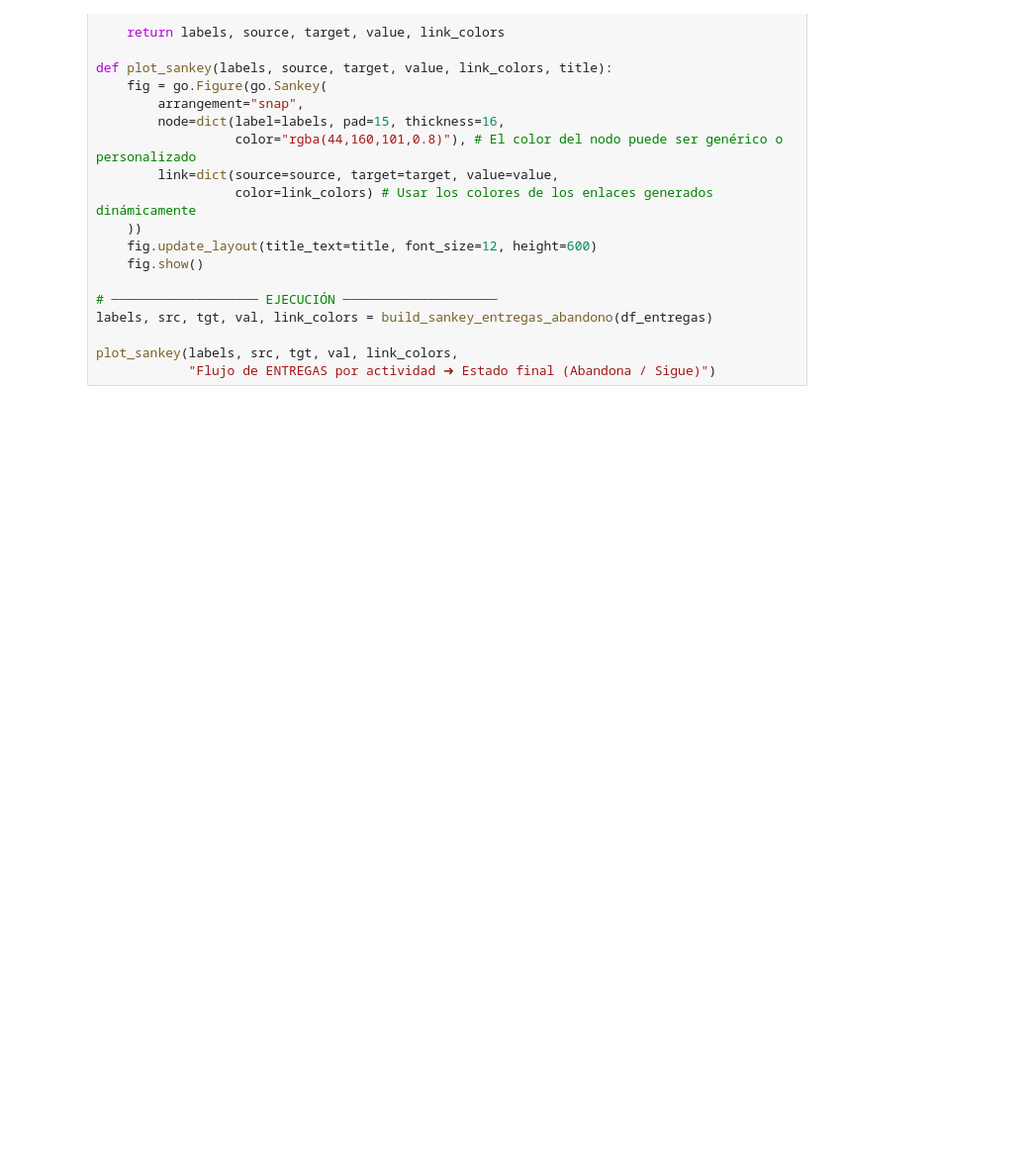
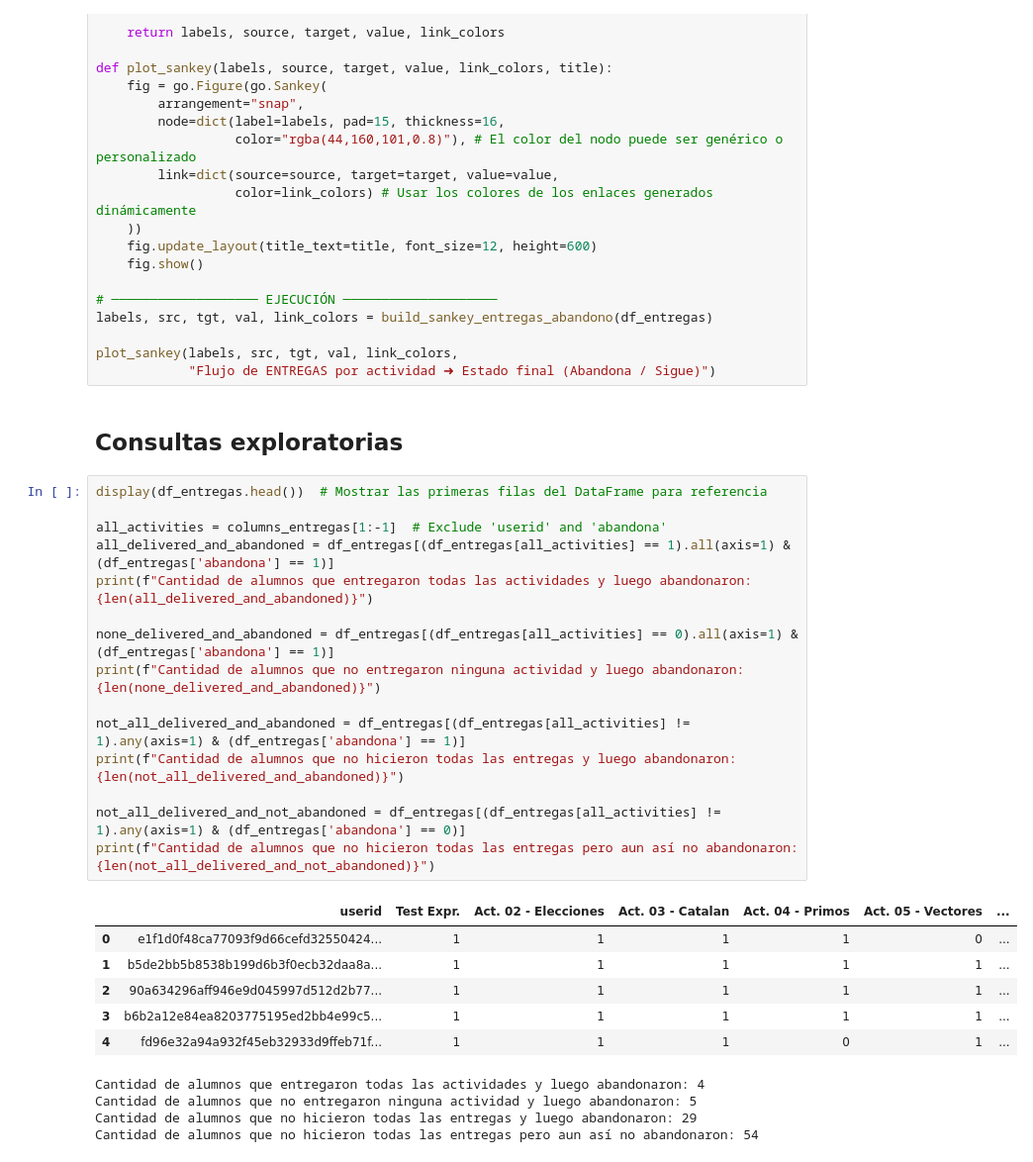
Before and after one commit to Cmanzano03/TFG_cmi_Moodle, a Jupyter notebook: notebooks/EDA/sankey_diagram.ipynb, the cells around one changed output. Shown: that part at 99% size. Saved outputs shown, nothing was run; the diff lists cells and outputs as text; blank space fills up the shorter version.

```diff
--- a/notebooks/EDA/sankey_diagram.ipynb
+++ b/notebooks/EDA/sankey_diagram.ipynb
@@ -114,3 +114,31 @@ labels, src, tgt, val, link_colors = build_sankey_entregas_abandono(df_entregas)
 
 plot_sankey(labels, src, tgt, val, link_colors,
             "Flujo de ENTREGAS por actividad ➜ Estado final (Abandona / Sigue)")
+# %% [markdown]
+## Consultas exploratorias
+# %%
+display(df_entregas.head())  # Mostrar las primeras filas del DataFrame para referencia
+
+all_activities = columns_entregas[1:-1]  # Exclude 'userid' and 'abandona'
+all_delivered_and_abandoned = df_entregas[(df_entregas[all_activities] == 1).all(axis=1) & (df_entregas['abandona'] == 1)]
+print(f"Cantidad de alumnos que entregaron todas las actividades y luego abandonaron: {len(all_delivered_and_abandoned)}")
+
+none_delivered_and_abandoned = df_entregas[(df_entregas[all_activities] == 0).all(axis=1) & (df_entregas['abandona'] == 1)]
+print(f"Cantidad de alumnos que no entregaron ninguna actividad y luego abandonaron: {len(none_delivered_and_abandoned)}")
+
+not_all_delivered_and_abandoned = df_entregas[(df_entregas[all_activities] != 1).any(axis=1) & (df_entregas['abandona'] == 1)]
+print(f"Cantidad de alumnos que no hicieron todas las entregas y luego abandonaron: {len(not_all_delivered_and_abandoned)}")
+
+not_all_delivered_and_not_abandoned = df_entregas[(df_entregas[all_activities] != 1).any(axis=1) & (df_entregas['abandona'] == 0)]
+print(f"Cantidad de alumnos que no hicieron todas las entregas pero aun así no abandonaron: {len(not_all_delivered_and_not_abandoned)}")
+# %% [output]
+|  | userid | Test Expr. | Act. 02 - Elecciones | Act. 03 - Catalan | Act. 04 - Primos | Act. 05 - Vectores | ... |
+| 0 | e1f1d0f48ca77093f9d66cefd32550424... | 1 | 1 | 1 | 1 | 0 | ... |
+| 1 | b5de2bb5b8538b199d6b3f0ecb32daa8a... | 1 | 1 | 1 | 1 | 1 | ... |
+| 2 | 90a634296aff946e9d045997d512d2b77... | 1 | 1 | 1 | 1 | 1 | ... |
+| 3 | b6b2a12e84ea8203775195ed2bb4e99c5... | 1 | 1 | 1 | 1 | 1 | ... |
+| 4 | fd96e32a94a932f45eb32933d9ffeb71f... | 1 | 1 | 1 | 0 | 1 | ... |
+Cantidad de alumnos que entregaron todas las actividades y luego abandonaron: 4
+Cantidad de alumnos que no entregaron ninguna actividad y luego abandonaron: 5
+Cantidad de alumnos que no hicieron todas las entregas y luego abandonaron: 29
+Cantidad de alumnos que no hicieron todas las entregas pero aun así no abandonaron: 54
```
Also changed, not shown: parts of 2 cells of this notebook, 37 other files.
